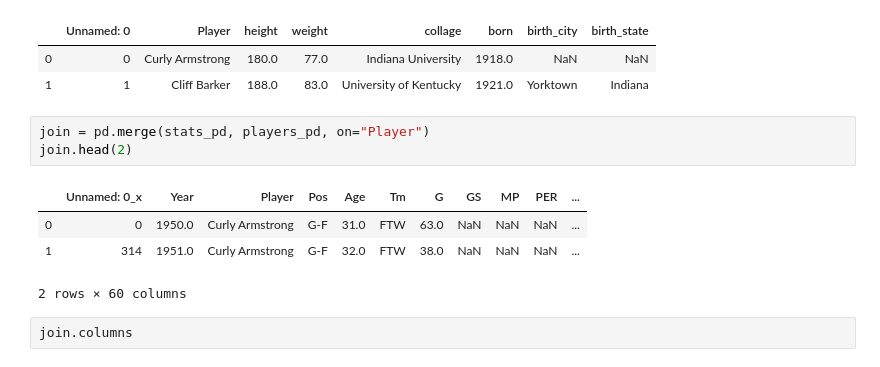
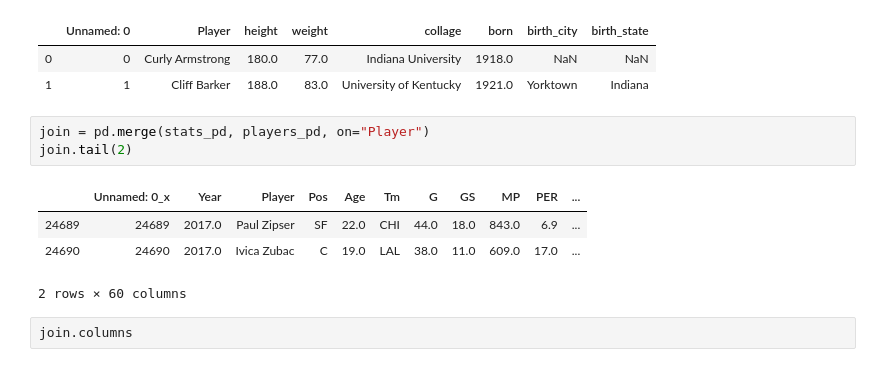
Before and after one commit to ErinMandell/Web-Design-Challenge, a Jupyter notebook: NBA_Seasons_Stats.ipynb, the cells around one changed output. Saved outputs shown, nothing was run; the diff lists cells and outputs as text.

```diff
--- a/NBA_Seasons_Stats.ipynb
+++ b/NBA_Seasons_Stats.ipynb
@@ -24,11 +24,11 @@ players_pd.head(2)
 | 1 | 1 | Cliff Barker | 188.0 | 83.0 | University of Kentucky | 1921.0 | Yorktown | Indiana |
 # %%
 join = pd.merge(stats_pd, players_pd, on="Player")
-join.head(2)
+join.tail(2)
 # %% [output]
 |  | Unnamed: 0_x | Year | Player | Pos | Age | Tm | G | GS | MP | PER | ... |
-| 0 | 0 | 1950.0 | Curly Armstrong | G-F | 31.0 | FTW | 63.0 | NaN | NaN | NaN | ... |
-| 1 | 314 | 1951.0 | Curly Armstrong | G-F | 32.0 | FTW | 38.0 | NaN | NaN | NaN | ... |
+| 24689 | 24689 | 2017.0 | Paul Zipser | SF | 22.0 | CHI | 44.0 | 18.0 | 843.0 | 6.9 | ... |
+| 24690 | 24690 | 2017.0 | Ivica Zubac | C | 19.0 | LAL | 38.0 | 11.0 | 609.0 | 17.0 | ... |
 2 rows × 60 columns
 # %%
 join.columns
```
Also changed, not shown: parts of 6 cells of this notebook, 1 other file.
